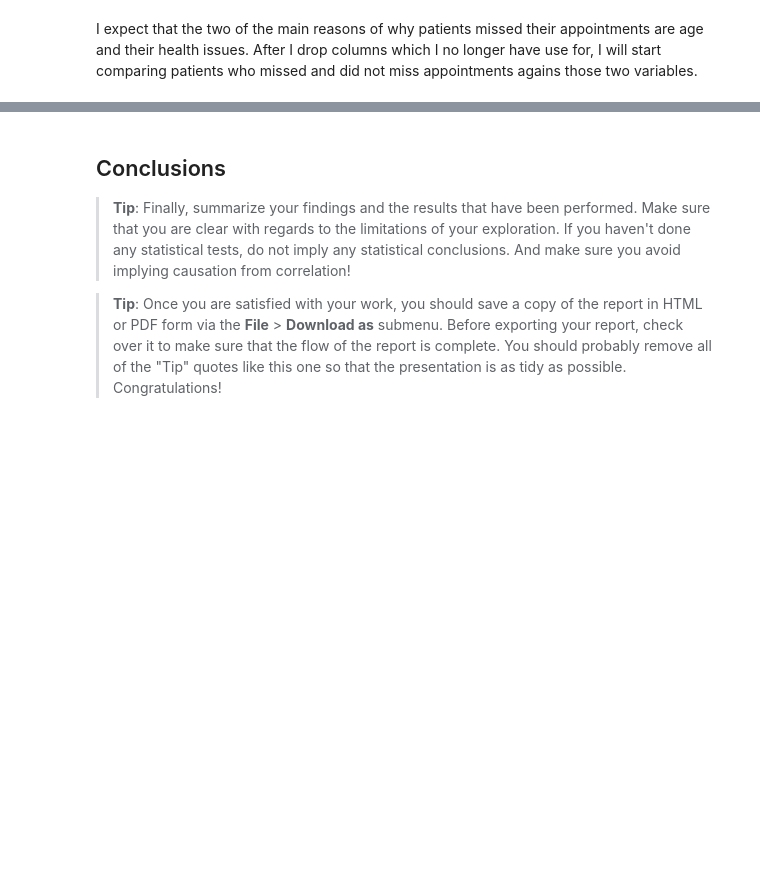
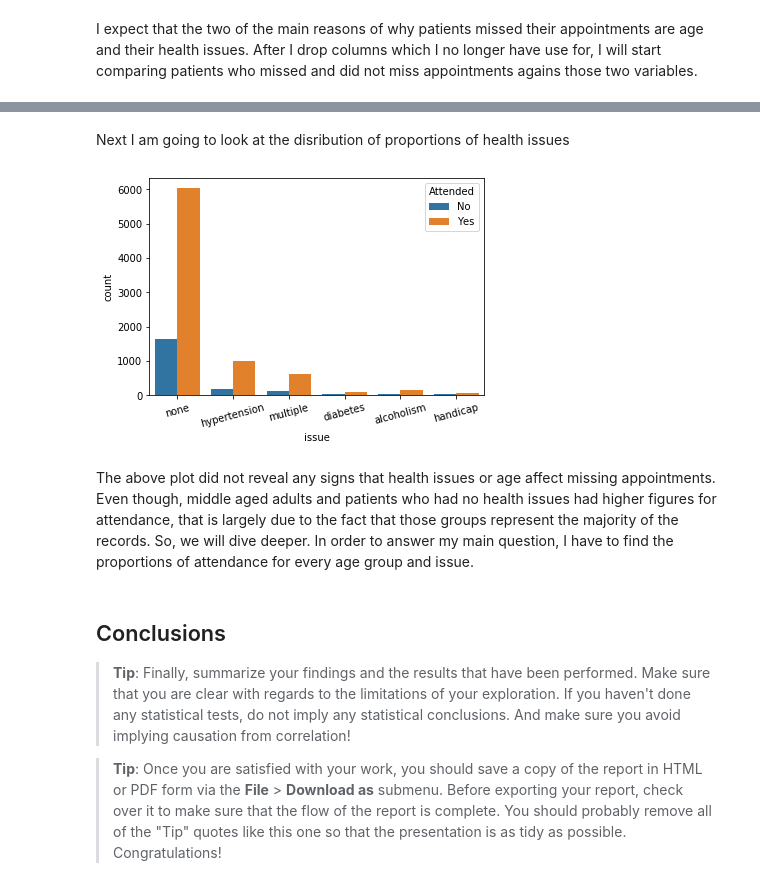
Before and after one commit to BexTuychiev/appointments_show, a Jupyter notebook: investigate-a-dataset-template.ipynb, the cells around one changed output, grey strips where cells are left out. Drawn from its saved outputs; the diff is of its cells as text; code cells hidden in the pictures; blank space fills up the shorter version.

```diff
--- a/investigate-a-dataset-template.ipynb
+++ b/investigate-a-dataset-template.ipynb
@@ -511,3 +492,13 @@ From earlier plots we saw that the majority of patients were middle aged adults.
+# %% [markdown]
+Next I am going to look at the disribution of proportions of health issues
+# %%
+sb.countplot(data=subset_appointments, x='issue', hue='attended')
+plt.xticks(rotation=15)
+plt.legend(labels=['No', 'Yes'], title='Attended');
+# %% [output]
+[figure, added]
+# %% [markdown]
+The above plot did not reveal any signs that health issues or age affect missing appointments. Even though, middle aged adults and patients who had no health issues had higher figures for attendance, that is largely due to the fact that those groups represent the majority of the records. So, we will dive deeper. In order to answer my main question, I have to find the proportions of attendance for every age group and issue.
 # %% [markdown]
 <a id='conclusions'></a>
 ## Conclusions
```
Also changed, not shown: parts of 4 cells of this notebook.
